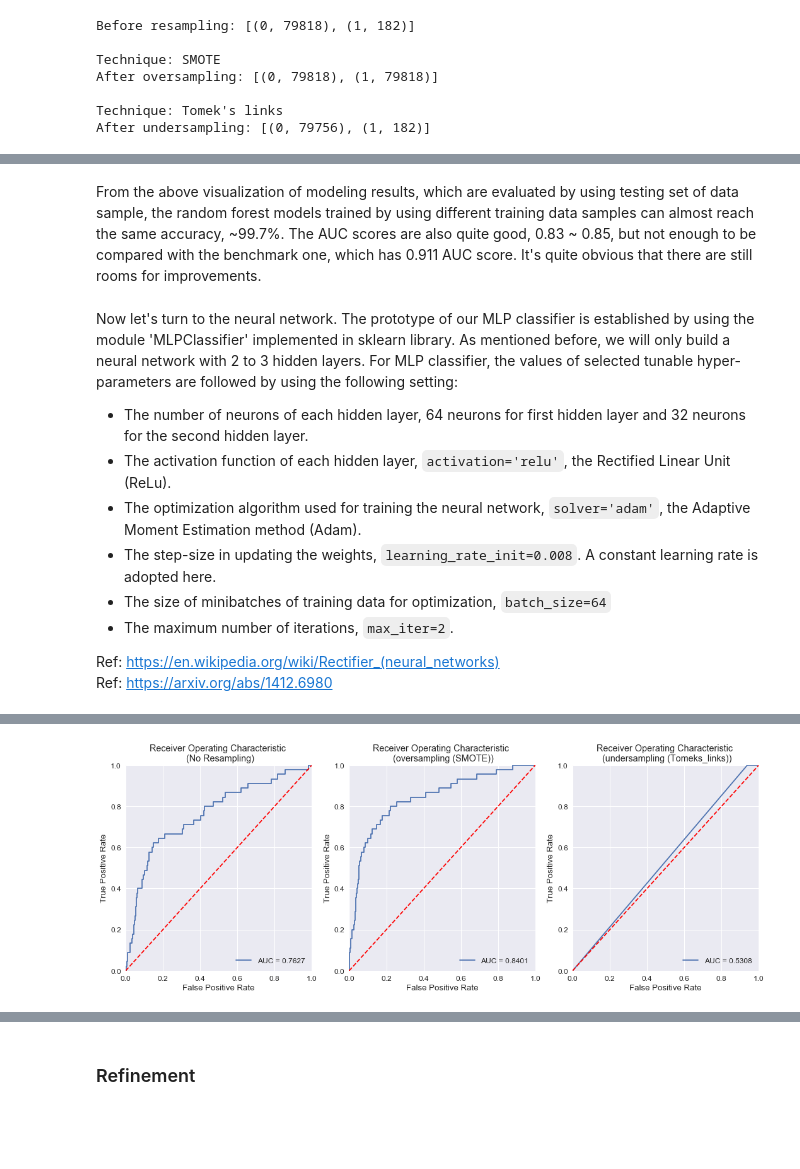
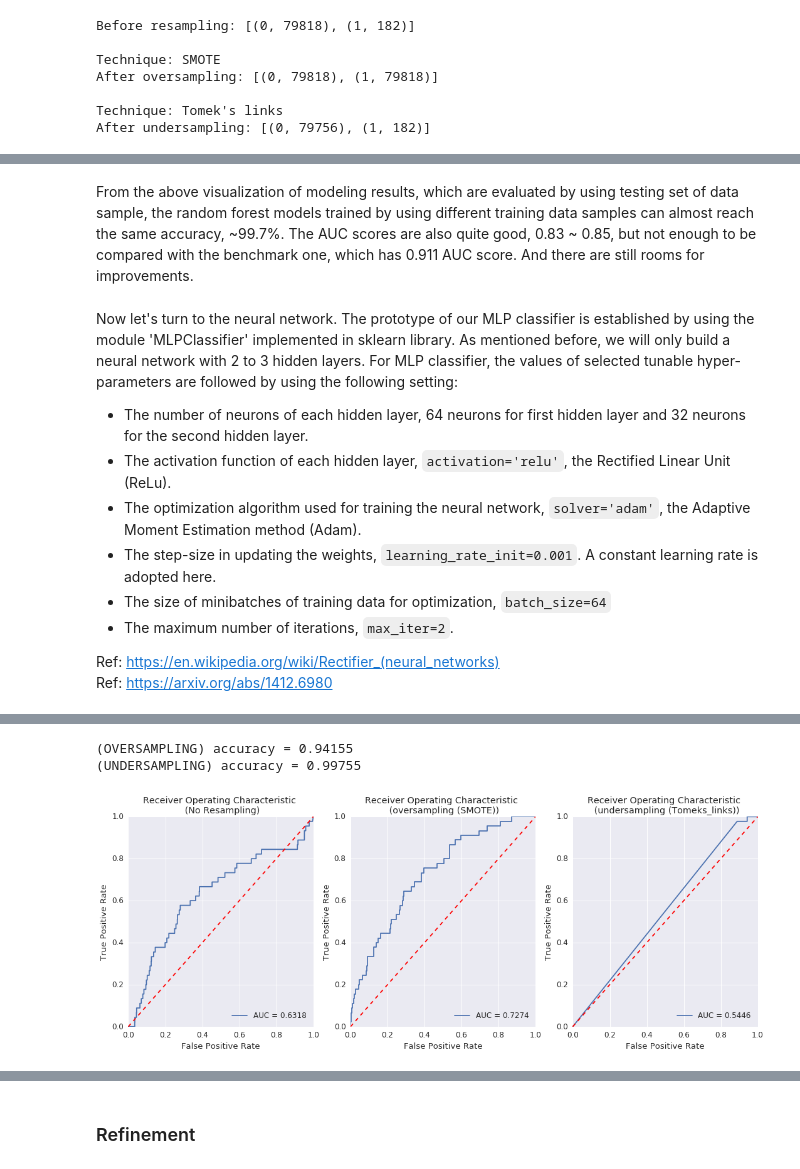
Before and after one commit to yuhow/udacity_nano_ML_course, a Jupyter notebook: capstone/capstone.ipynb, the cells around one changed output, grey strips where cells are left out. Cells and saved outputs as stored; diff of their text form; code cells hidden in the pictures; blank space fills up the shorter version.

````diff
--- a/capstone/capstone.ipynb
+++ b/capstone/capstone.ipynb
@@ -596,11 +595,11 @@ draw_AUC(model_rf_list, X_original_test, y_original_test)
 # %% [markdown]
-From the above visualization of modeling results, which are evaluated by using testing set of data sample, the random forest models trained by using different training data samples can almost reach the same accuracy, ~99.7%. The AUC scores are also quite good, 0.83 ~ 0.85, but not enough to be compared with the benchmark one, which has 0.911 AUC score. It's quite obvious that there are still rooms for improvements.
+From the above visualization of modeling results, which are evaluated by using testing set of data sample, the random forest models trained by using different training data samples can almost reach the same accuracy, ~99.7%. The AUC scores are also quite good, 0.83 ~ 0.85, but not enough to be compared with the benchmark one, which has 0.911 AUC score. And there are still rooms for improvements.
 # %% [markdown]
 Now let's turn to the neural network. The prototype of our MLP classifier is established by using the module 'MLPClassifier' implemented in sklearn library. As mentioned before, we will only build a neural network with 2 to 3 hidden layers. For MLP classifier, the values of selected tunable hyper-parameters are followed by using the following setting:
 - The number of neurons of each hidden layer, 64 neurons for first hidden layer and 32 neurons for the second hidden layer.
 - The activation function of each hidden layer, ```activation='relu'```, the Rectified Linear Unit (ReLu).
 - The optimization algorithm used for training the neural network, ```solver='adam'```, the Adaptive Moment Estimation method (Adam).
-- The step-size in updating the weights, ```learning_rate_init=0.008```. A constant learning rate is adopted here.
+- The step-size in updating the weights, ```learning_rate_init=0.001```. A constant learning rate is adopted here.
 - The size of minibatches of training data for optimization, ```batch_size=64```
 - The maximum number of iterations, ```max_iter=2```.
 
@@ -608,18 +607,11 @@ Ref: https://en.wikipedia.org/wiki/Rectifier_(neural_networks) <br>
 Ref: https://arxiv.org/abs/1412.6980
 # %%
 from sklearn.neural_network import MLPClassifier
-#clf = MLPClassifier(solver='adam', hidden_layer_sizes=(200, ), max_iter=50000, batch_size=10000, random_state=10)
-#clf = MLPClassifier(solver='adam', hidden_layer_sizes=(50, 25), max_iter=3, \
-#                    batch_size=100, learning_rate_init=0.001, early_stopping=False,
-#                    validation_fraction=0.2, beta_2=0.8, random_state=10, verbose=True)
-#model_nn = MLPClassifier(solver='adam', activation='relu', hidden_layer_sizes=(8, 16, 8), max_iter=20, \
-#                         batch_size=64, learning_rate_init=0.005, early_stopping=True, \
-#                         validation_fraction=0.2, beta_2=0.8, random_state=10, verbose=True)
-model_nn = MLPClassifier(solver='adam', activation='relu', hidden_layer_sizes=(64, 32), max_iter=2, \
-                         batch_size=64, learning_rate_init=0.008, random_state=10, verbose=True)
+
+model_nn = MLPClassifier(solver='adam', activation='relu', hidden_layer_sizes=(32, 64), max_iter=3, \
+                         batch_size=64, learning_rate_init=0.005, random_state=10, verbose=0)
 model_nn_list, results_nn = model_with_different_samples(X_train_list, X_original_test, \
                                                          y_train_list, y_original_test, model_nn)
-print
 
 #evaluate_method(results_nn, 'resampling')
 draw_AUC(model_nn_list, X_original_test, y_original_test)
@@ -636,2 +620,4 @@ Iteration 2, loss = 0.01935144
+(OVERSAMPLING) accuracy = 0.94155
+(UNDERSAMPLING) accuracy = 0.99755
-[figure, old version]
+[figure, new version]
 # %% [markdown]
````
Also changed, not shown: parts of 41 cells of this notebook.
